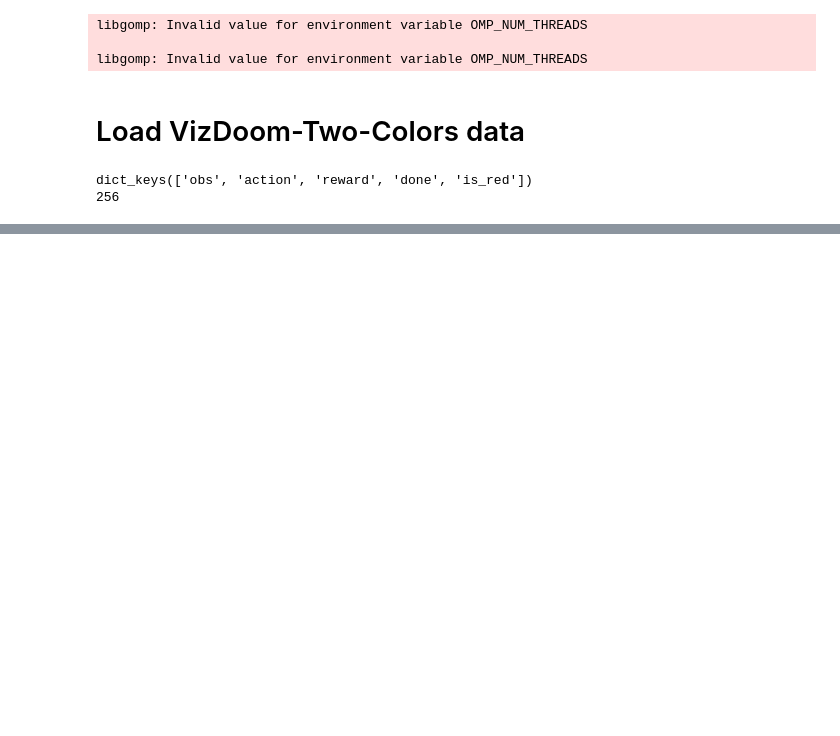
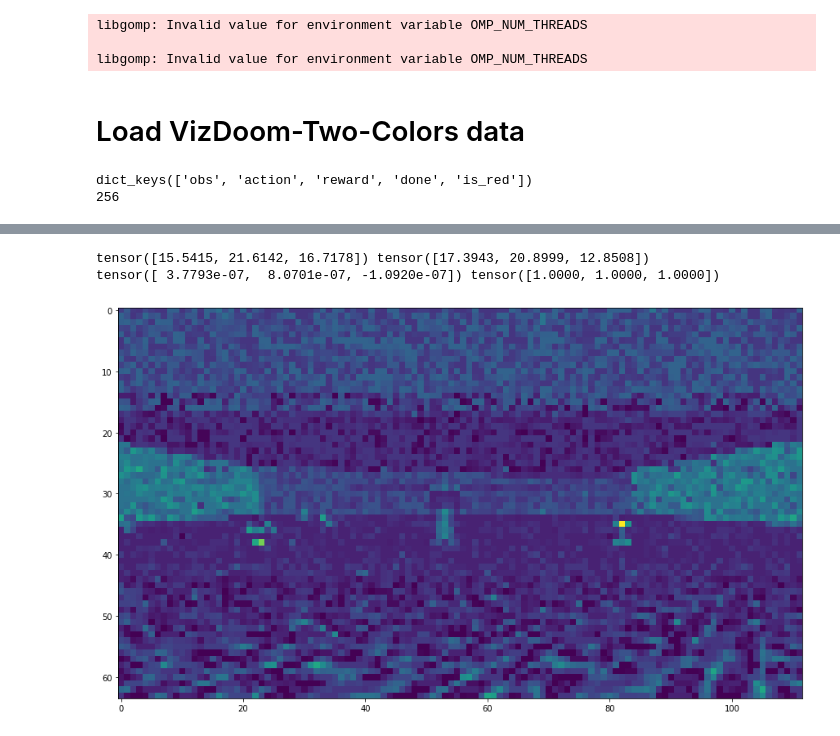
Before and after one commit to zen0no/RATE, a Jupyter notebook: VizDoom/VizDoom_notebooks/test.ipynb, the cells around one changed output, grey strips where cells are left out. Saved outputs shown, nothing was run; the diff lists cells and outputs as text; code cells hidden in the pictures; blank space fills up the shorter version.

```diff
--- a/VizDoom/VizDoom_notebooks/test.ipynb
+++ b/VizDoom/VizDoom_notebooks/test.ipynb
@@ -64,0 +85,9 @@ dict_keys(['obs', 'action', 'reward', 'done', 'is_red'])
+# %%
+val_dataset = get_dataset(DATA_val, gamma=1.0, max_length=3*30, normalize=True)
+plt.figure(figsize=(15,10))
+plt.imshow(val_dataset[31][0][15][2])
+plt.show()
+# %% [output]
+tensor([15.5415, 21.6142, 16.7178]) tensor([17.3943, 20.8999, 12.8508])
+tensor([ 3.7793e-07,  8.0701e-07, -1.0920e-07]) tensor([1.0000, 1.0000, 1.0000])
+[figure, added]
```
Also changed, not shown: parts of 5 cells of this notebook, 4 other files.
